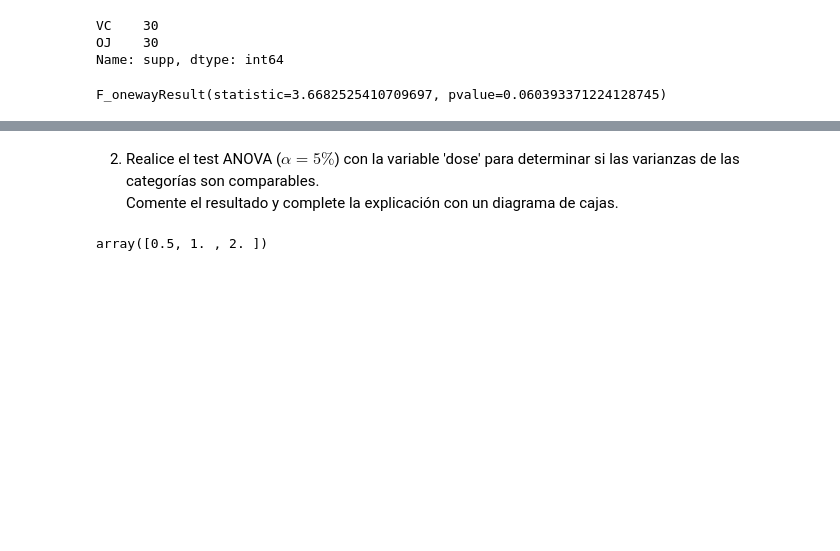
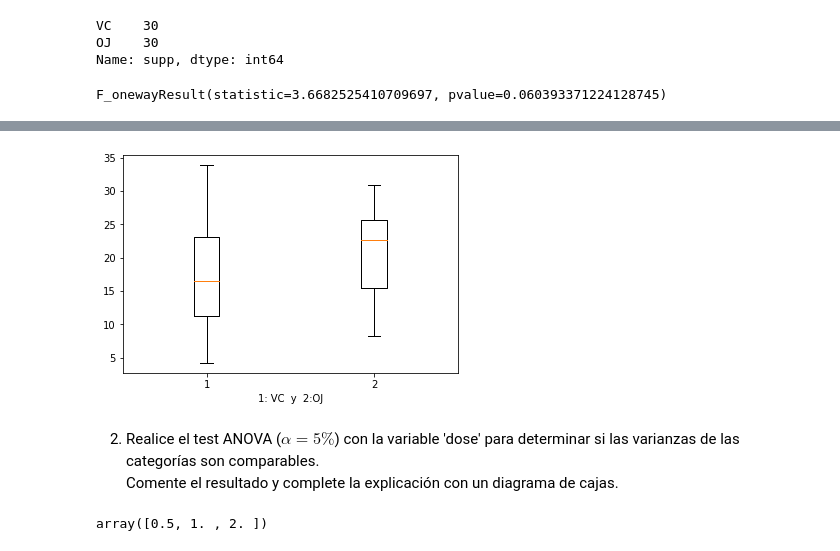
Before and after one commit to AndreaMendez09/Samsung-IA, a Jupyter notebook: 3.Ejercicios completados/2. Ejercicios obligatorios/Entregable 3 Estadistica Probabilidad/ProblemaO4.ipynb, the cells around one changed output, grey strips where cells are left out. Cells and saved outputs as stored; diff of their text form; code cells hidden in the pictures; blank space fills up the shorter version.

```diff
--- a/3.Ejercicios completados/2. Ejercicios obligatorios/Entregable 3 Estadistica Probabilidad/ProblemaO4.ipynb
+++ b/3.Ejercicios completados/2. Ejercicios obligatorios/Entregable 3 Estadistica Probabilidad/ProblemaO4.ipynb
@@ -63,3 +63,10 @@ F_onewayResult(statistic=3.6682525410709697, pvalue=0.060393371224128745)
+# %%
+# Diagrama de cajas.
+plt.boxplot([df[df.supp == 'VC'].len,df[df.supp == 'OJ'].len],  positions=[1,2])
+plt.xlabel("1: VC  y  2:OJ")
+plt.show()
+# %% [output]
+[figure, added]
 # %% [markdown]
 2) Realice el test ANOVA ($\alpha = 5\%$) con la variable 'dose' para determinar si las varianzas de las categorías son comparables. <br>
 Comente el resultado y complete la explicación con un diagrama de cajas.
```
Also changed, not shown: parts of 4 cells of this notebook, 11 other files.
